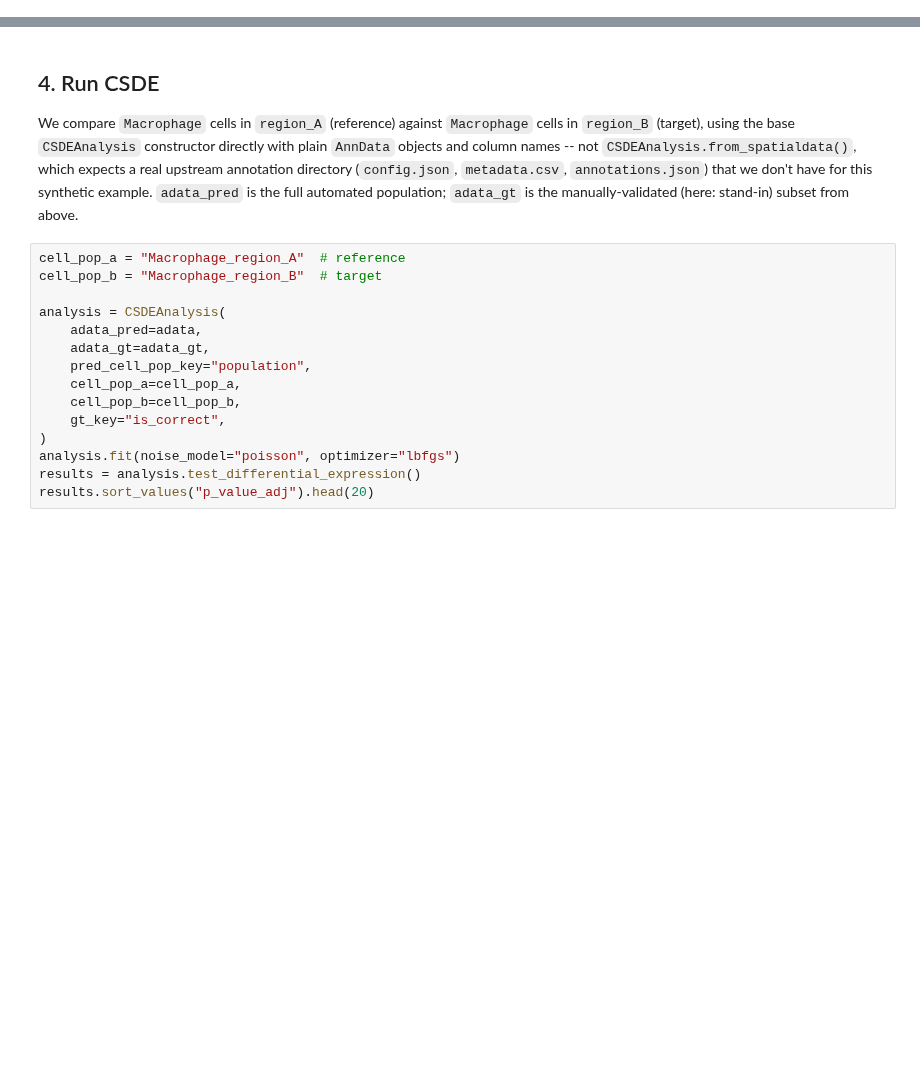
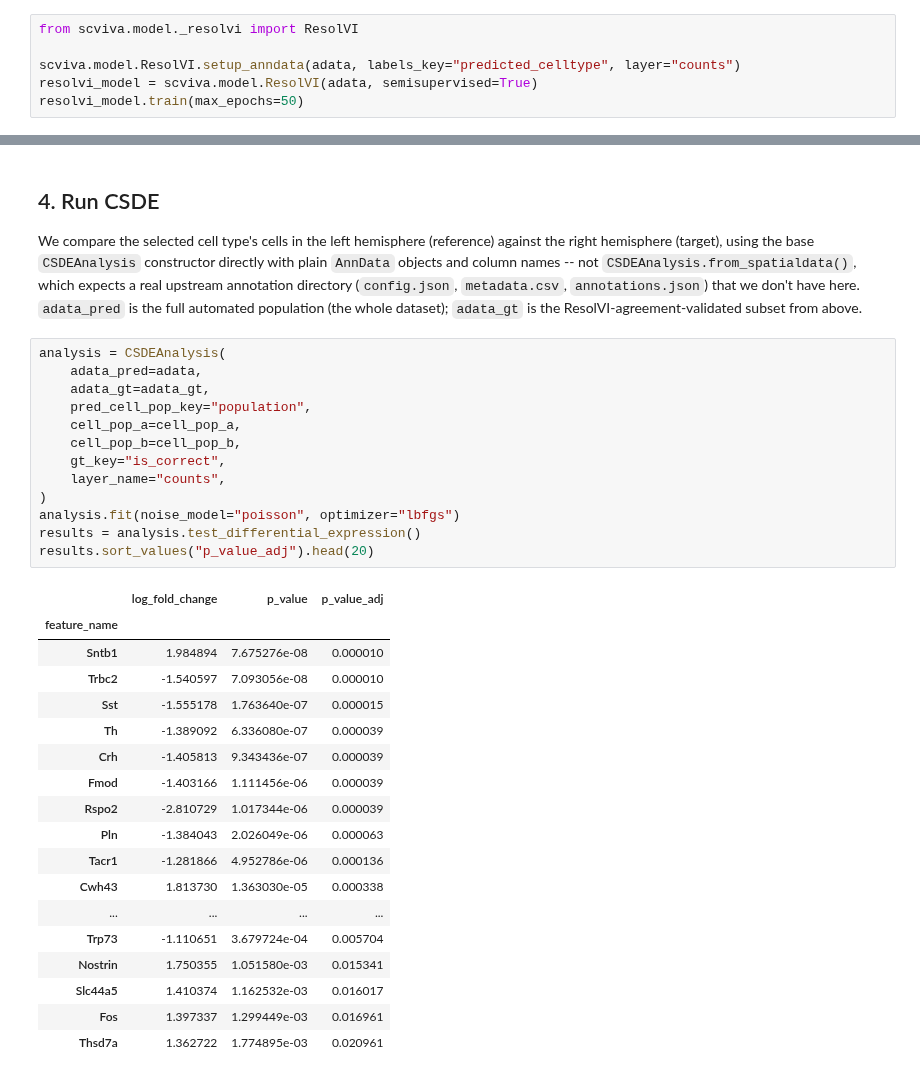
Before and after one commit to YosefLab/spatialvi-tools, a Jupyter notebook: docs/tutorials/CSDE_tutorial.ipynb, the cells around one changed output, grey strips where cells are left out. Cells and saved outputs as stored; diff of their text form; blank space fills up the shorter version.

```diff
--- a/docs/tutorials/CSDE_tutorial.ipynb
+++ b/docs/tutorials/CSDE_tutorial.ipynb
@@ -81,0 +78,6 @@ adata.obs[["cell_type", "spatial_group", "population", "center_x", "center_y"]].
+# %%
+from scviva.model._resolvi import ResolVI
+
+scviva.model.ResolVI.setup_anndata(adata, labels_key="predicted_celltype", layer="counts")
+resolvi_model = scviva.model.ResolVI(adata, semisupervised=True)
+resolvi_model.train(max_epochs=50)
@@ -98,22 +155,39 @@ adata_gt
 # %% [markdown]
 ## 4. Run CSDE
 
-We compare `Macrophage` cells in `region_A` (reference) against `Macrophage` cells in `region_B` (target), using the base `CSDEAnalysis` constructor directly with plain `AnnData` objects and column names -- not `CSDEAnalysis.from_spatialdata()`, which expects a real upstream annotation directory (`config.json`, `metadata.csv`, `annotations.json`) that we don't have for this synthetic example. `adata_pred` is the full automated population; `adata_gt` is the manually-validated (here: stand-in) subset from above.
+We compare the selected cell type's cells in the left hemisphere (reference) against the right hemisphere (target), using the base `CSDEAnalysis` constructor directly with plain `AnnData` objects and column names -- not `CSDEAnalysis.from_spatialdata()`, which expects a real upstream annotation directory (`config.json`, `metadata.csv`, `annotations.json`) that we don't have here. `adata_pred` is the full automated population (the whole dataset); `adata_gt` is the ResolVI-agreement-validated subset from above.
 # %%
-cell_pop_a = "Macrophage_region_A"  # reference
-cell_pop_b = "Macrophage_region_B"  # target
-
 analysis = CSDEAnalysis(
     adata_pred=adata,
     adata_gt=adata_gt,
     pred_cell_pop_key="population",
     cell_pop_a=cell_pop_a,
     cell_pop_b=cell_pop_b,
     gt_key="is_correct",
+    layer_name="counts",
 )
 analysis.fit(noise_model="poisson", optimizer="lbfgs")
 results = analysis.test_differential_expression()
 results.sort_values("p_value_adj").head(20)
+# %% [output]
+|  | log_fold_change | p_value | p_value_adj |
+| feature_name |  |  |  |
+| Sntb1 | 1.984894 | 7.675276e-08 | 0.000010 |
+| Trbc2 | -1.540597 | 7.093056e-08 | 0.000010 |
+| Sst | -1.555178 | 1.763640e-07 | 0.000015 |
+| Th | -1.389092 | 6.336080e-07 | 0.000039 |
+| Crh | -1.405813 | 9.343436e-07 | 0.000039 |
+| Fmod | -1.403166 | 1.111456e-06 | 0.000039 |
+| Rspo2 | -2.810729 | 1.017344e-06 | 0.000039 |
+| Pln | -1.384043 | 2.026049e-06 | 0.000063 |
+| Tacr1 | -1.281866 | 4.952786e-06 | 0.000136 |
+| Cwh43 | 1.813730 | 1.363030e-05 | 0.000338 |
+| ... | ... | ... | ... |
+| Trp73 | -1.110651 | 3.679724e-04 | 0.005704 |
+| Nostrin | 1.750355 | 1.051580e-03 | 0.015341 |
+| Slc44a5 | 1.410374 | 1.162532e-03 | 0.016017 |
+| Fos | 1.397337 | 1.299449e-03 | 0.016961 |
+| Thsd7a | 1.362722 | 1.774895e-03 | 0.020961 |
 # %% [markdown]
 ## 5. Volcano plot
 
```
Also changed, not shown: parts of 25 cells of this notebook.
